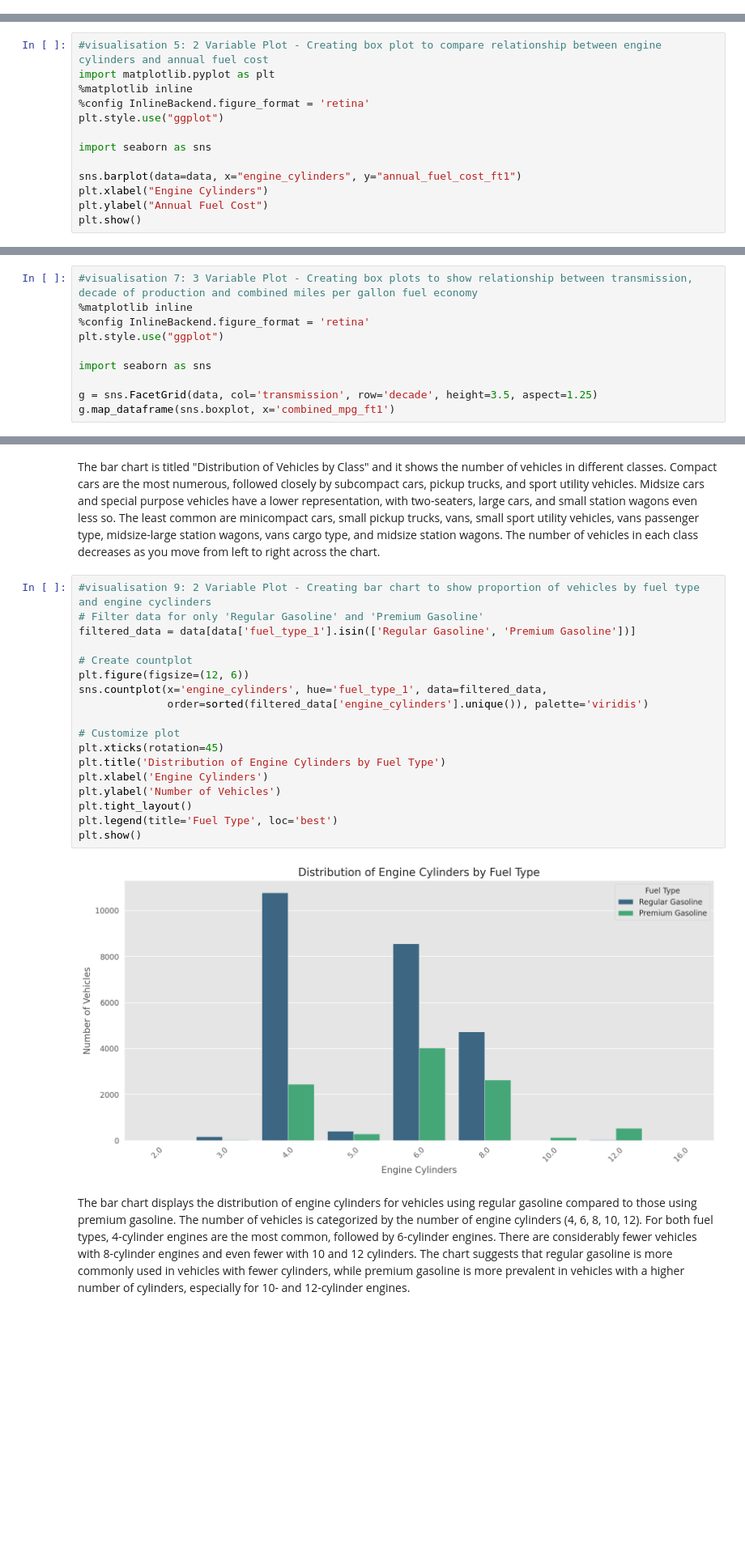
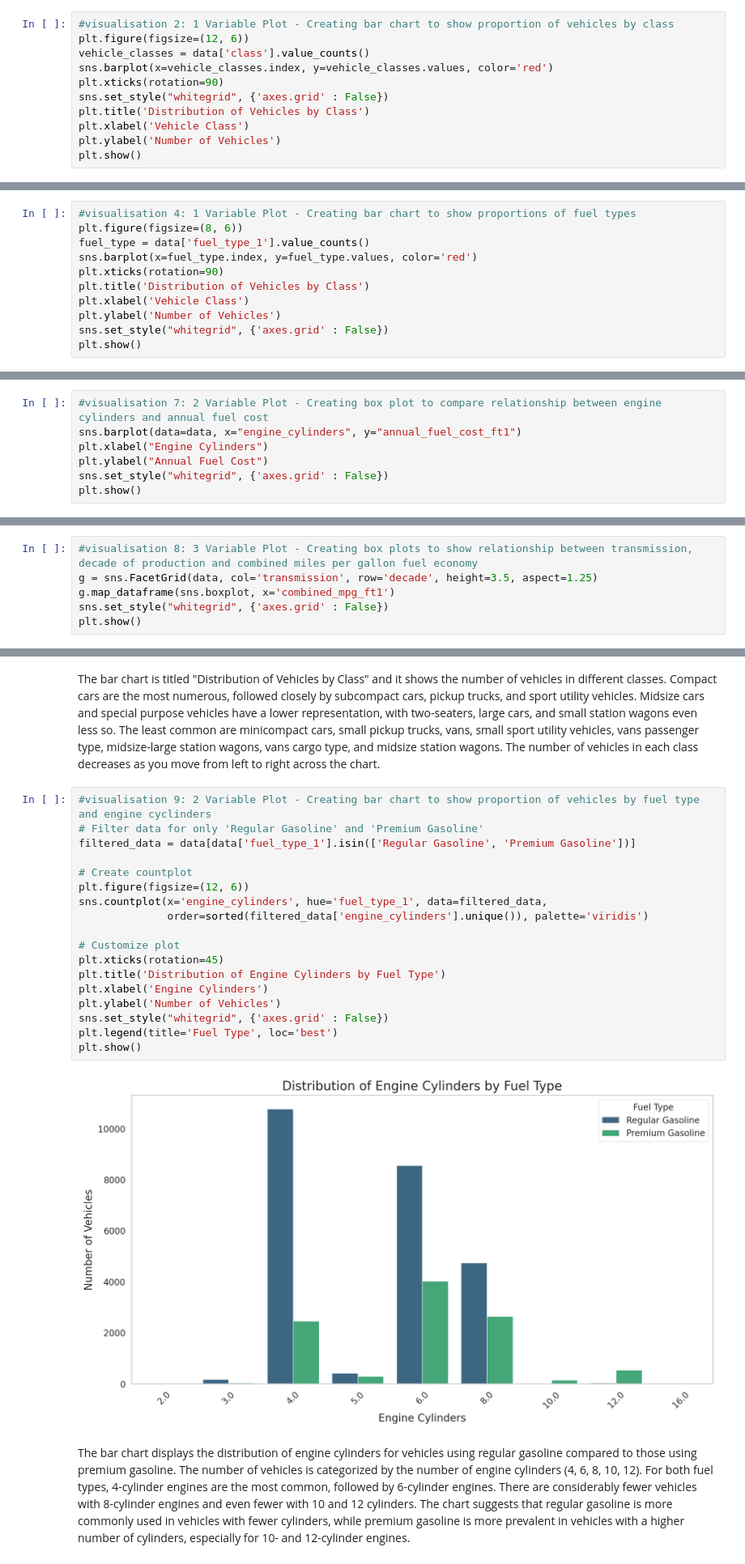
Before and after one commit to awol380/Machine-Learning-2410-Assignment, a Jupyter notebook: Phase_1.ipynb, the cells around one changed output, grey strips where cells are left out. Shown at 81% size. Drawn from its saved outputs; the diff is of its cells as text; blank space fills up the shorter version.

```diff
--- a/Phase_1.ipynb
+++ b/Phase_1.ipynb
@@ -484,3 +505,14 @@ plt.show()
 # %% [output]
 <Figure size 1000x600 with 0 Axes>
 [figure]
+# %%
+#visualisation 2: 1 Variable Plot - Creating bar chart to show proportion of vehicles by class
+plt.figure(figsize=(12, 6))
+vehicle_classes = data['class'].value_counts()
+sns.barplot(x=vehicle_classes.index, y=vehicle_classes.values, color='red')
+plt.xticks(rotation=90)
+sns.set_style("whitegrid", {'axes.grid' : False})
+plt.title('Distribution of Vehicles by Class')
+plt.xlabel('Vehicle Class')
+plt.ylabel('Number of Vehicles')
+plt.show()
@@ -499,0 +532,11 @@ plt.show()
+# %%
+#visualisation 4: 1 Variable Plot - Creating bar chart to show proportions of fuel types
+plt.figure(figsize=(8, 6))
+fuel_type = data['fuel_type_1'].value_counts()
+sns.barplot(x=fuel_type.index, y=fuel_type.values, color='red')
+plt.xticks(rotation=90)
+plt.title('Distribution of Vehicles by Class')
+plt.xlabel('Vehicle Class')
+plt.ylabel('Number of Vehicles')
+sns.set_style("whitegrid", {'axes.grid' : False})
+plt.show()
@@ -554,14 +570,8 @@ data = data.drop_duplicates(subset=data.columns.difference(['vehicle_id'])) #dro
 # %%
-#visualisation 5: 2 Variable Plot - Creating box plot to compare relationship between engine cylinders and annual fuel cost
-import matplotlib.pyplot as plt
-%matplotlib inline
-%config InlineBackend.figure_format = 'retina'
-plt.style.use("ggplot")
-
-import seaborn as sns
-
+#visualisation 7: 2 Variable Plot - Creating box plot to compare relationship between engine cylinders and annual fuel cost
 sns.barplot(data=data, x="engine_cylinders", y="annual_fuel_cost_ft1")
 plt.xlabel("Engine Cylinders")
 plt.ylabel("Annual Fuel Cost")
+sns.set_style("whitegrid", {'axes.grid' : False})
 plt.show()
 # %% [output]
@@ -613,11 +581,7 @@ data
 # %%
-#visualisation 7: 3 Variable Plot - Creating box plots to show relationship between transmission, decade of production and combined miles per gallon fuel economy
-%matplotlib inline
-%config InlineBackend.figure_format = 'retina'
-plt.style.use("ggplot")
-
-import seaborn as sns
-
+#visualisation 8: 3 Variable Plot - Creating box plots to show relationship between transmission, decade of production and combined miles per gallon fuel economy
 g = sns.FacetGrid(data, col='transmission', row='decade', height=3.5, aspect=1.25)
 g.map_dataframe(sns.boxplot, x='combined_mpg_ft1')
+sns.set_style("whitegrid", {'axes.grid' : False})
+plt.show()
 # %% [output]
@@ -645,23 +595,23 @@ The number of vehicles in each class decreases as you move from left to right ac
 # %%
 #visualisation 9: 2 Variable Plot - Creating bar chart to show proportion of vehicles by fuel type and engine cyclinders
 # Filter data for only 'Regular Gasoline' and 'Premium Gasoline'
 filtered_data = data[data['fuel_type_1'].isin(['Regular Gasoline', 'Premium Gasoline'])]
 
 # Create countplot
 plt.figure(figsize=(12, 6))
 sns.countplot(x='engine_cylinders', hue='fuel_type_1', data=filtered_data,
               order=sorted(filtered_data['engine_cylinders'].unique()), palette='viridis')
 
 # Customize plot
 plt.xticks(rotation=45)
 plt.title('Distribution of Engine Cylinders by Fuel Type')
 plt.xlabel('Engine Cylinders')
 plt.ylabel('Number of Vehicles')
-plt.tight_layout()
+sns.set_style("whitegrid", {'axes.grid' : False})
 plt.legend(title='Fuel Type', loc='best')
 plt.show()
 # %% [output]
-[figure, old version]
+[figure, new version]
 # %% [markdown]
 The bar chart displays the distribution of engine cylinders for vehicles using regular gasoline compared to those using premium gasoline.
 The number of vehicles is categorized by the number of engine cylinders (4, 6, 8, 10, 12). For both fuel types,
```
Also changed, not shown: parts of 24 cells of this notebook.
